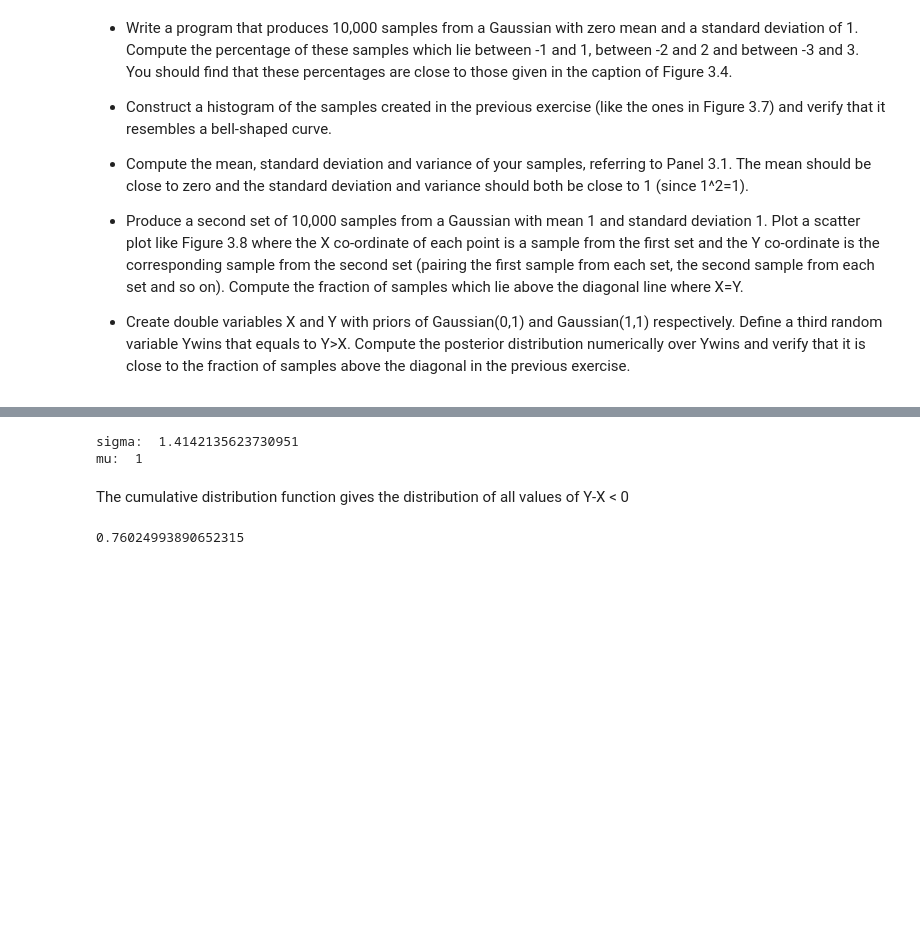
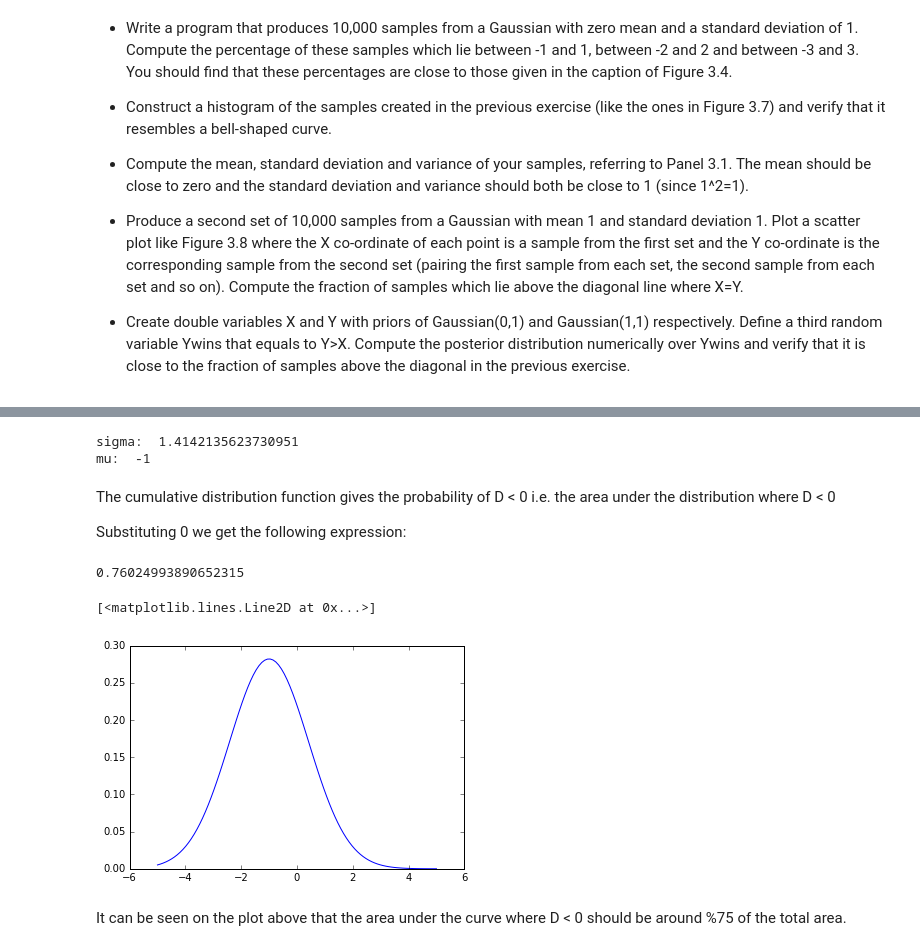
Before and after one commit to idilgun/notes, a Jupyter notebook: swe582/SWE582 TakeHome 2016.ipynb, the cells around one changed output, grey strips where cells are left out. Saved outputs shown, nothing was run; the diff lists cells and outputs as text; code cells hidden in the pictures; blank space fills up the shorter version.

Commit message:
draw a graph to explain how we numerically find probability and fix mu

```diff
--- a/swe582/SWE582 TakeHome 2016.ipynb
+++ b/swe582/SWE582 TakeHome 2016.ipynb
@@ -292,6 +293,6 @@ y:  1.6348697488372013
 # %%
 import math
-mu =   mu_y - mu_x
+mu =   mu_x - mu_y
 sigmaSquare = sigma_y*sigma_y + sigma_x*sigma_x
 sigma = math.sqrt( sigmaSquare )
 # %%
@@ -299,8 +300,10 @@ print('sigma: ', sigma)
 print('mu: ', mu)
 # %% [output]
 sigma:  1.4142135623730951
-mu:  1
+mu:  -1
-# %% [markdown]
-The cumulative distribution function gives the distribution of all values of Y-X < 0
+# %% [markdown]
+The cumulative distribution function gives the probability of D < 0 i.e. the area under the distribution where D < 0
+
+Substituting 0 we get the following expression:
 # %%
 import scipy
@@ -308,2 +311,11 @@ import scipy
 # %% [output]
 0.76024993890652315
+# %%
+from scipy.stats import norm
+x = np.linspace(-5, 5, 100)
+plt.plot(x,norm.pdf(x, mu, sigma))
+# %% [output]
+[<matplotlib.lines.Line2D at 0x...>]
+[figure, added]
+# %% [markdown]
+It can be seen on the plot above that the area under the curve where D < 0 should be around %75 of the total area.
```
Also changed, not shown: parts of 11 cells of this notebook.
